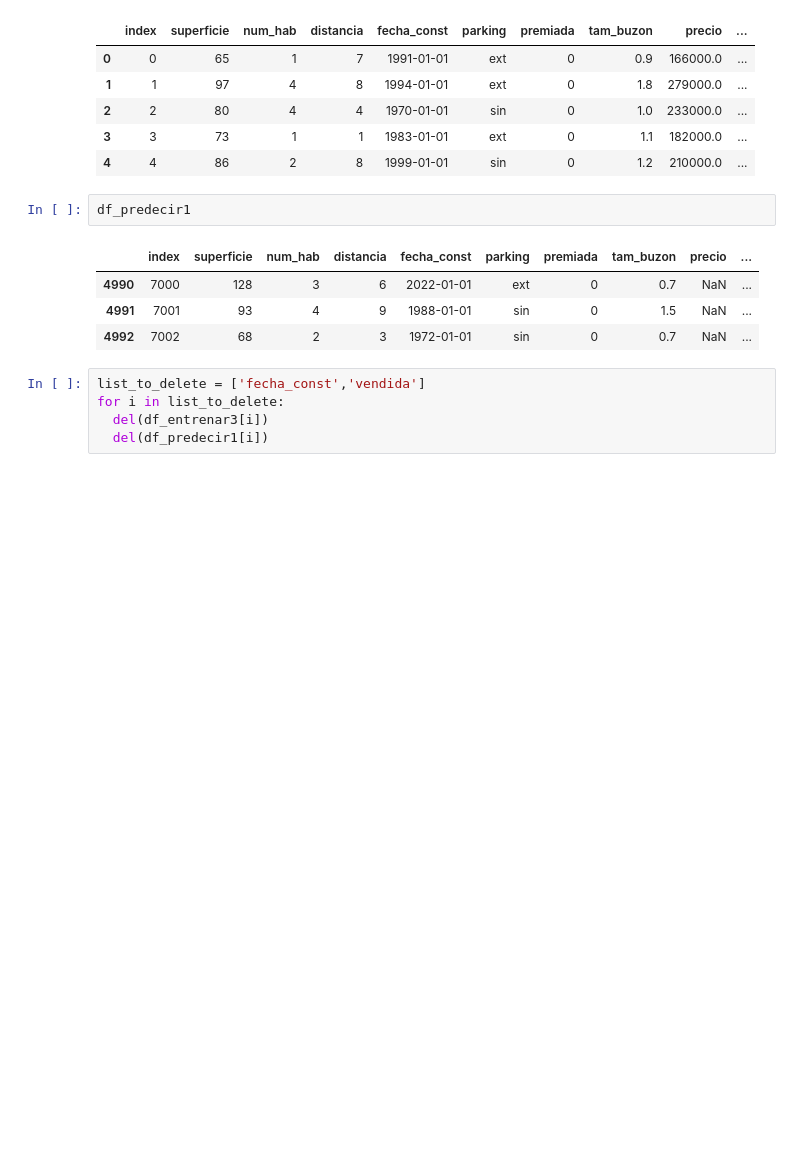
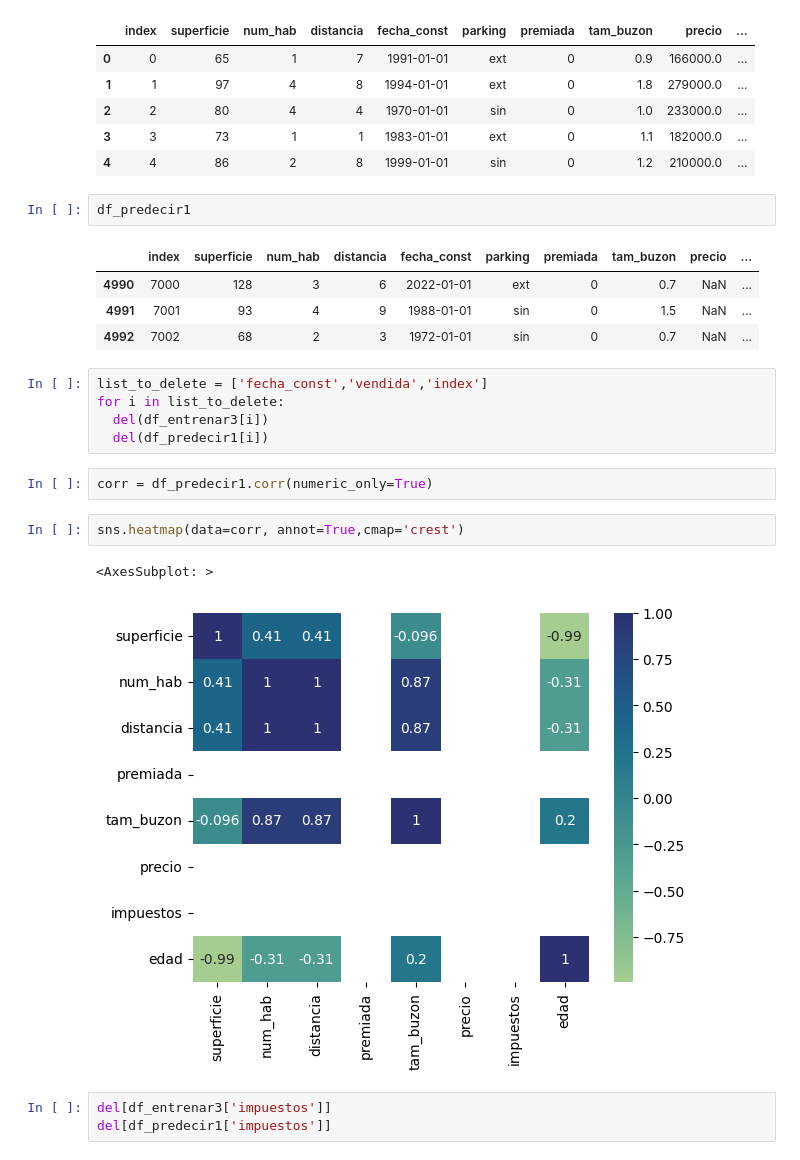
Before and after one commit to haroldavis/Clasification-model, a Jupyter notebook: price-house.ipynb, the cells around one changed output. Saved outputs shown, nothing was run; the diff lists cells and outputs as text; blank space fills up the shorter version.

```diff
--- a/price-house.ipynb
+++ b/price-house.ipynb
@@ -257,7 +257,17 @@ df_predecir1
 | 4991 | 7001 | 93 | 4 | 9 | 1988-01-01 | sin | 0 | 1.5 | NaN | ... |
 | 4992 | 7002 | 68 | 2 | 3 | 1972-01-01 | sin | 0 | 0.7 | NaN | ... |
 # %%
-list_to_delete = ['fecha_const','vendida']
+list_to_delete = ['fecha_const','vendida','index']
 for i in list_to_delete:
   del(df_entrenar3[i])
   del(df_predecir1[i])
+# %%
+corr = df_predecir1.corr(numeric_only=True)
+# %%
+sns.heatmap(data=corr, annot=True,cmap='crest')
+# %% [output]
+<AxesSubplot: >
+[figure, added]
+# %%
+del[df_entrenar3['impuestos']]
+del[df_predecir1['impuestos']]
```
Also changed, not shown: parts of 10 cells of this notebook.
